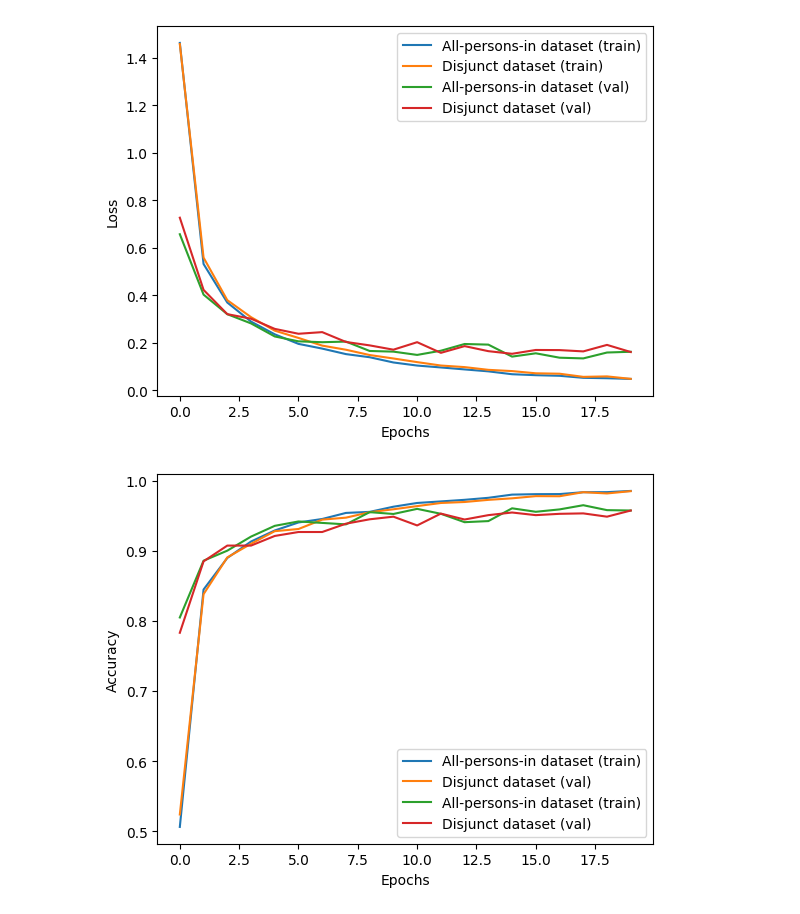
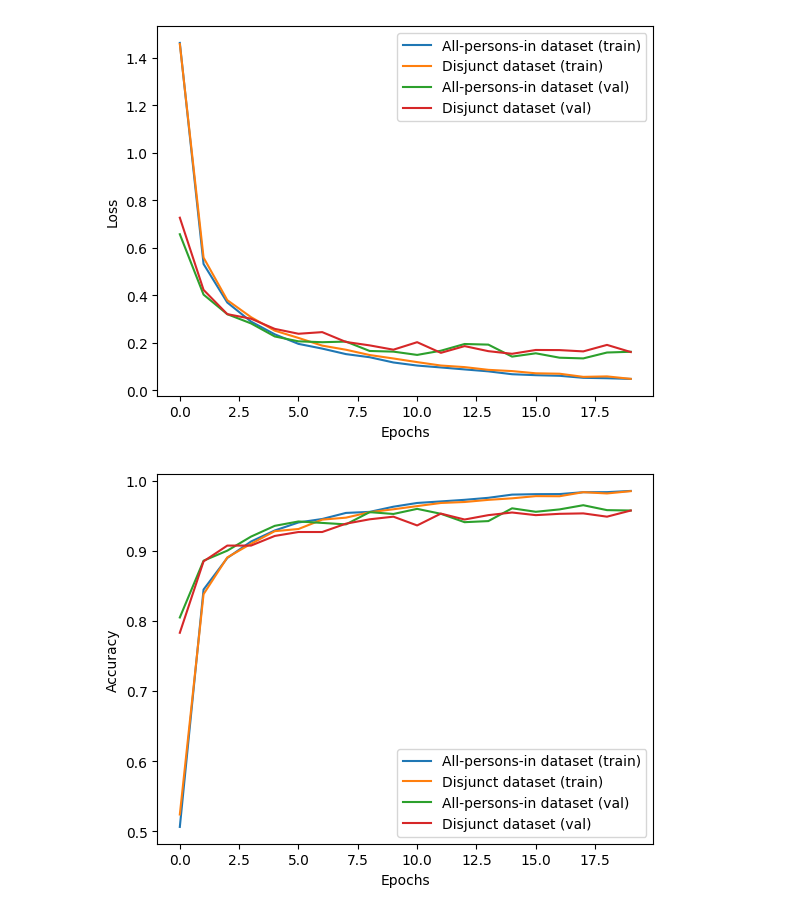
Before and after one commit to PsorTheDoctor/statistical-ml, a Jupyter notebook: final_project.ipynb, the cells around one changed output. Cells and saved outputs as stored; diff of their text form; code cells hidden in the pictures.

```diff
--- a/final_project.ipynb
+++ b/final_project.ipynb
@@ -98,12 +98,12 @@ plt.show()
 [figure]
 # %%
 plt.plot(history_all_in.history['accuracy'], label='All-persons-in dataset (train)')
-plt.plot(history_disjunct.history['accuracy'], label='Disjunct dataset (val)')
-plt.plot(history_all_in.history['val_accuracy'], label='All-persons-in dataset (train)')
+plt.plot(history_disjunct.history['accuracy'], label='Disjunct dataset (train)')
+plt.plot(history_all_in.history['val_accuracy'], label='All-persons-in dataset (val)')
 plt.plot(history_disjunct.history['val_accuracy'], label='Disjunct dataset (val)')
 plt.xlabel('Epochs')
 plt.ylabel('Accuracy')
 plt.legend()
 plt.show()
 # %% [output]
-[figure, old version]
+[figure, new version]
```
